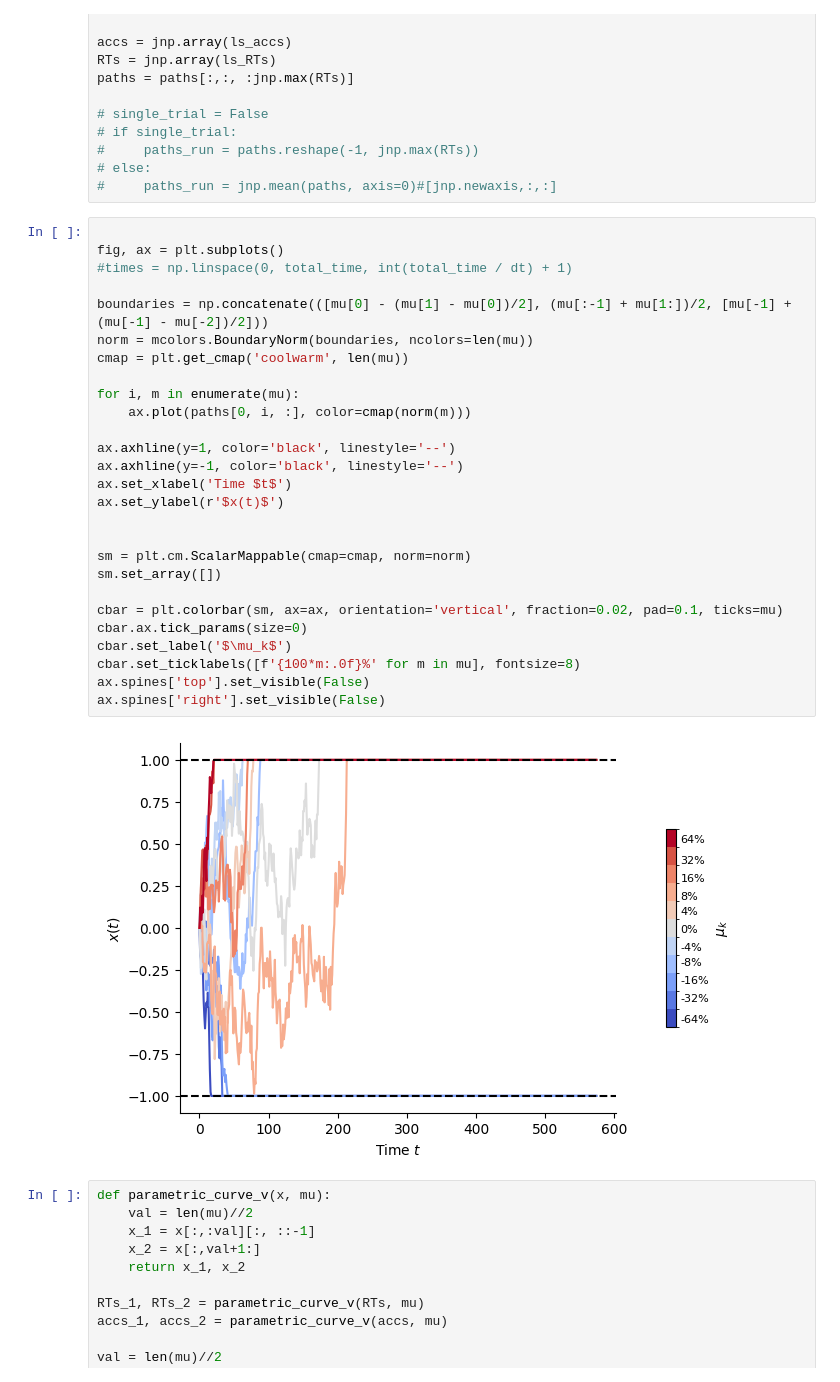
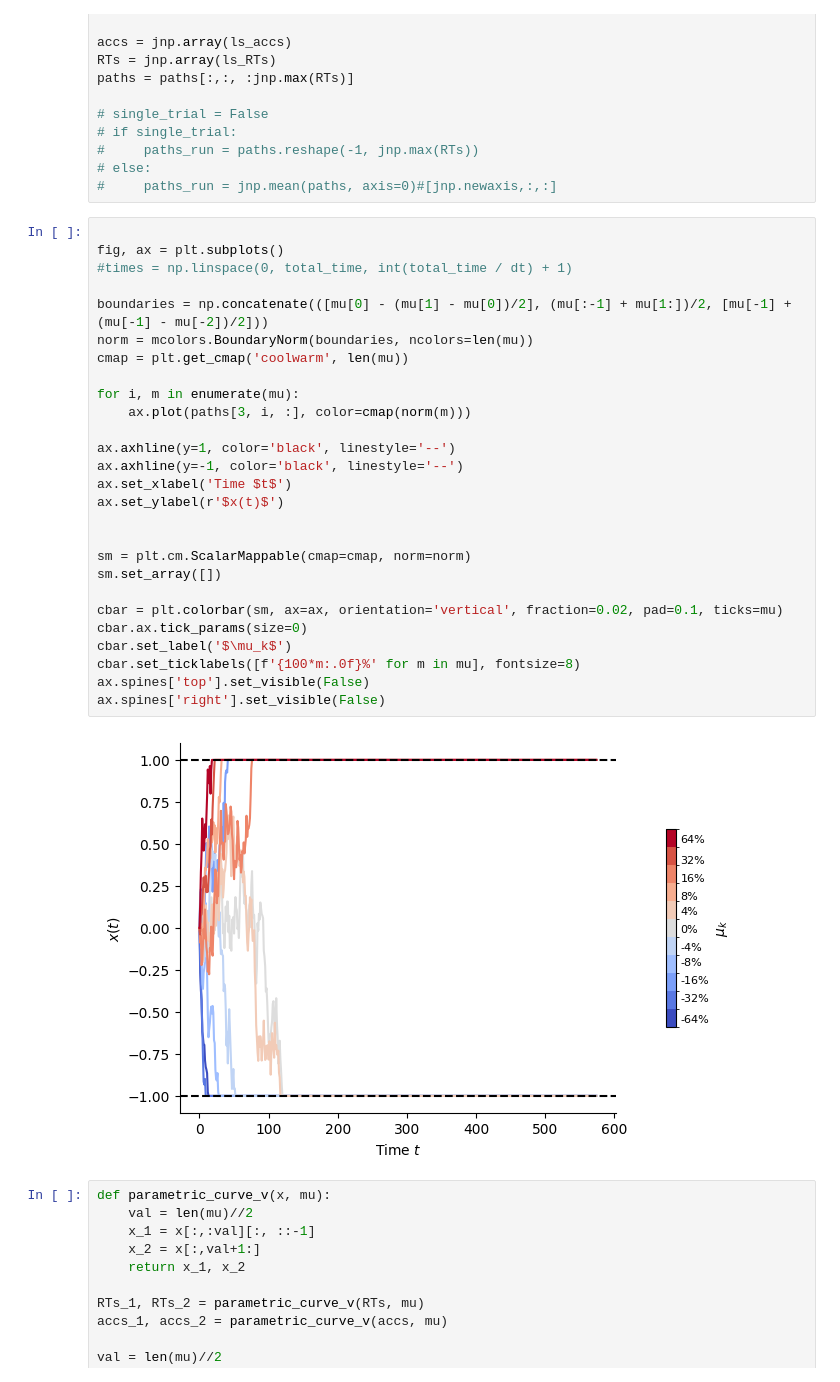
Before and after one commit to ArielleRosinski/SCA_project, a Jupyter notebook: DDM.ipynb, the cells around one changed output. Drawn from its saved outputs; the diff is of its cells as text.

```diff
--- a/DDM.ipynb
+++ b/DDM.ipynb
@@ -69,32 +85,32 @@ paths = paths[:,:, :jnp.max(RTs)]
 # %%
 
 fig, ax = plt.subplots()
 #times = np.linspace(0, total_time, int(total_time / dt) + 1)
 
 boundaries = np.concatenate(([mu[0] - (mu[1] - mu[0])/2], (mu[:-1] + mu[1:])/2, [mu[-1] + (mu[-1] - mu[-2])/2]))
 norm = mcolors.BoundaryNorm(boundaries, ncolors=len(mu))
 cmap = plt.get_cmap('coolwarm', len(mu))
 
 for i, m in enumerate(mu):
-    ax.plot(paths[0, i, :], color=cmap(norm(m)))
+    ax.plot(paths[3, i, :], color=cmap(norm(m)))
 
 ax.axhline(y=1, color='black', linestyle='--')
 ax.axhline(y=-1, color='black', linestyle='--')
 ax.set_xlabel('Time $t$')
 ax.set_ylabel(r'$x(t)$')
 
 
 sm = plt.cm.ScalarMappable(cmap=cmap, norm=norm)
 sm.set_array([])
 
 cbar = plt.colorbar(sm, ax=ax, orientation='vertical', fraction=0.02, pad=0.1, ticks=mu)
 cbar.ax.tick_params(size=0)
 cbar.set_label('$\mu_k$')
 cbar.set_ticklabels([f'{100*m:.0f}%' for m in mu], fontsize=8)
 ax.spines['top'].set_visible(False)
 ax.spines['right'].set_visible(False)
 # %% [output]
-[figure, old version]
+[figure, new version]
 # %%
 def parametric_curve_v(x, mu):
     val = len(mu)//2
```
Also changed, not shown: parts of 7 cells of this notebook, 1 other file.
